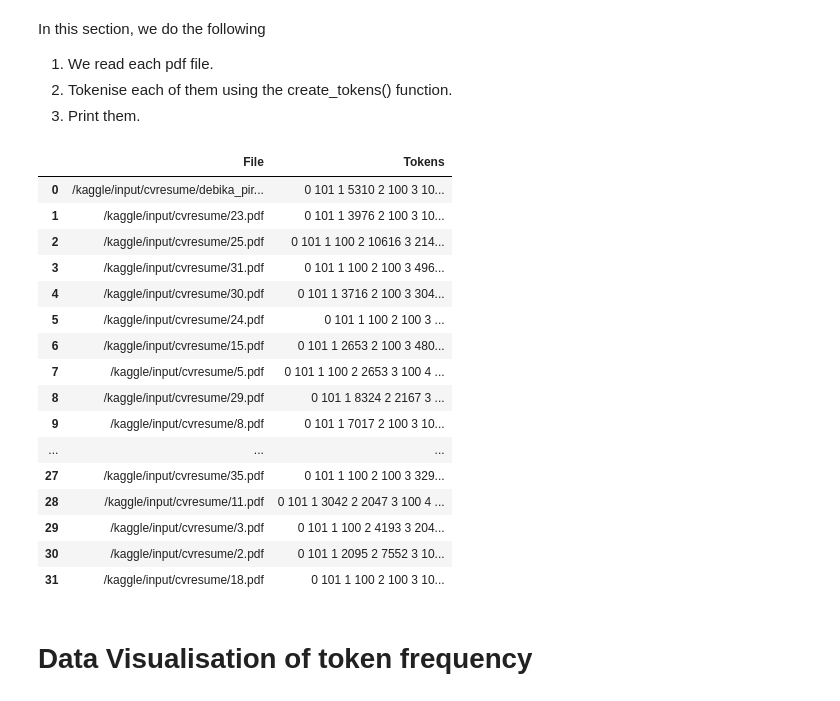
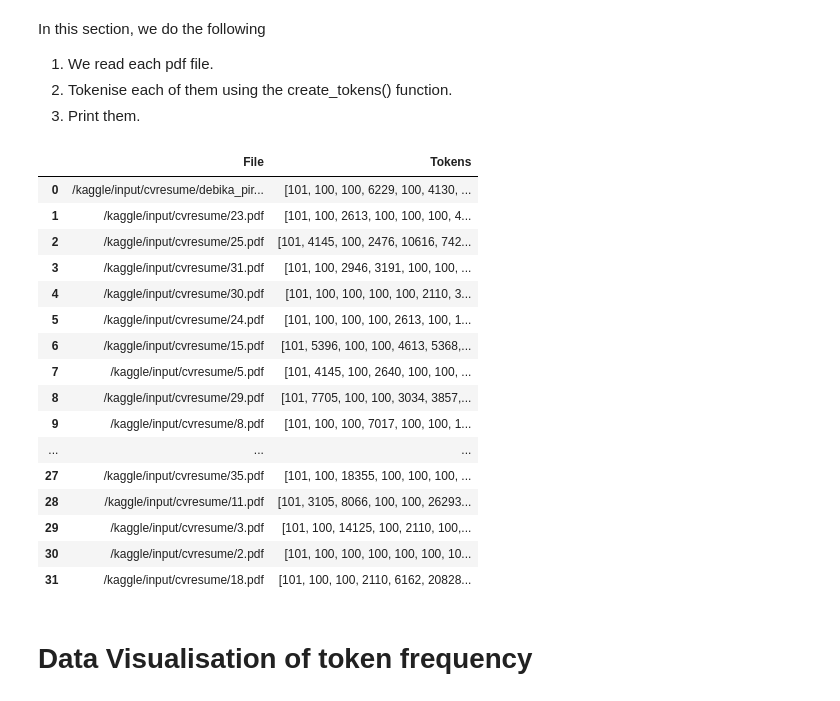
Before and after one commit to DiptarkaRoy/CV-reader, a Jupyter notebook: CV-Analyser.ipynb, the cells around one changed output. Saved outputs shown, nothing was run; the diff lists cells and outputs as text; code cells hidden in the pictures.

Commit message:
Kaggle Notebook | CV-Analyser | Version 6

```diff
--- a/CV-Analyser.ipynb
+++ b/CV-Analyser.ipynb
@@ -123,37 +123,38 @@ In this section, we do the following
 # %%
 import pandas as pd
 df=pd.DataFrame()
 tokenized=[]
 for file in files:
 #     print('\n'+file+'\n')
     reader = PdfReader(file)
     text=reader.pages[0].extract_text()
     doc=nlp(text)
     tokens=create_tokens(doc)
-    tokenized=pd.Series(tokenizer.encode(tokens, add_special_tokens=True))
+#     tokenized=pd.Series(tokenizer.encode(tokens, add_special_tokens=True))
+    tokenized=tokenizer.encode(tokens, add_special_tokens=True)
 #     print(tokenized)
     data={'File':file,'Tokens':tokenized}
     df=df.append(data,ignore_index = True)
 
 df.head(len(files))
 # %% [output]
 |  | File | Tokens |
-| 0 | /kaggle/input/cvresume/debika_pir... | 0 101 1 5310 2 100 3 10... |
-| 1 | /kaggle/input/cvresume/23.pdf | 0 101 1 3976 2 100 3 10... |
-| 2 | /kaggle/input/cvresume/25.pdf | 0 101 1 100 2 10616 3 214... |
-| 3 | /kaggle/input/cvresume/31.pdf | 0 101 1 100 2 100 3 496... |
-| 4 | /kaggle/input/cvresume/30.pdf | 0 101 1 3716 2 100 3 304... |
-| 5 | /kaggle/input/cvresume/24.pdf | 0 101 1 100 2 100 3 ... |
-| 6 | /kaggle/input/cvresume/15.pdf | 0 101 1 2653 2 100 3 480... |
-| 7 | /kaggle/input/cvresume/5.pdf | 0 101 1 100 2 2653 3 100 4 ... |
-| 8 | /kaggle/input/cvresume/29.pdf | 0 101 1 8324 2 2167 3 ... |
-| 9 | /kaggle/input/cvresume/8.pdf | 0 101 1 7017 2 100 3 10... |
+| 0 | /kaggle/input/cvresume/debika_pir... | [101, 100, 100, 6229, 100, 4130, ... |
+| 1 | /kaggle/input/cvresume/23.pdf | [101, 100, 2613, 100, 100, 100, 4... |
+| 2 | /kaggle/input/cvresume/25.pdf | [101, 4145, 100, 2476, 10616, 742... |
+| 3 | /kaggle/input/cvresume/31.pdf | [101, 100, 2946, 3191, 100, 100, ... |
+| 4 | /kaggle/input/cvresume/30.pdf | [101, 100, 100, 100, 100, 2110, 3... |
+| 5 | /kaggle/input/cvresume/24.pdf | [101, 100, 100, 100, 2613, 100, 1... |
+| 6 | /kaggle/input/cvresume/15.pdf | [101, 5396, 100, 100, 4613, 5368,... |
+| 7 | /kaggle/input/cvresume/5.pdf | [101, 4145, 100, 2640, 100, 100, ... |
+| 8 | /kaggle/input/cvresume/29.pdf | [101, 7705, 100, 100, 3034, 3857,... |
+| 9 | /kaggle/input/cvresume/8.pdf | [101, 100, 100, 7017, 100, 100, 1... |
 | ... | ... | ... |
-| 27 | /kaggle/input/cvresume/35.pdf | 0 101 1 100 2 100 3 329... |
-| 28 | /kaggle/input/cvresume/11.pdf | 0 101 1 3042 2 2047 3 100 4 ... |
-| 29 | /kaggle/input/cvresume/3.pdf | 0 101 1 100 2 4193 3 204... |
-| 30 | /kaggle/input/cvresume/2.pdf | 0 101 1 2095 2 7552 3 10... |
-| 31 | /kaggle/input/cvresume/18.pdf | 0 101 1 100 2 100 3 10... |
+| 27 | /kaggle/input/cvresume/35.pdf | [101, 100, 18355, 100, 100, 100, ... |
+| 28 | /kaggle/input/cvresume/11.pdf | [101, 3105, 8066, 100, 100, 26293... |
+| 29 | /kaggle/input/cvresume/3.pdf | [101, 100, 14125, 100, 2110, 100,... |
+| 30 | /kaggle/input/cvresume/2.pdf | [101, 100, 100, 100, 100, 100, 10... |
+| 31 | /kaggle/input/cvresume/18.pdf | [101, 100, 100, 2110, 6162, 20828... |
 # %% [markdown]
 # Data Visualisation of token frequency
 # %% [markdown]
```
Also changed, not shown: parts of 8 cells of this notebook.
